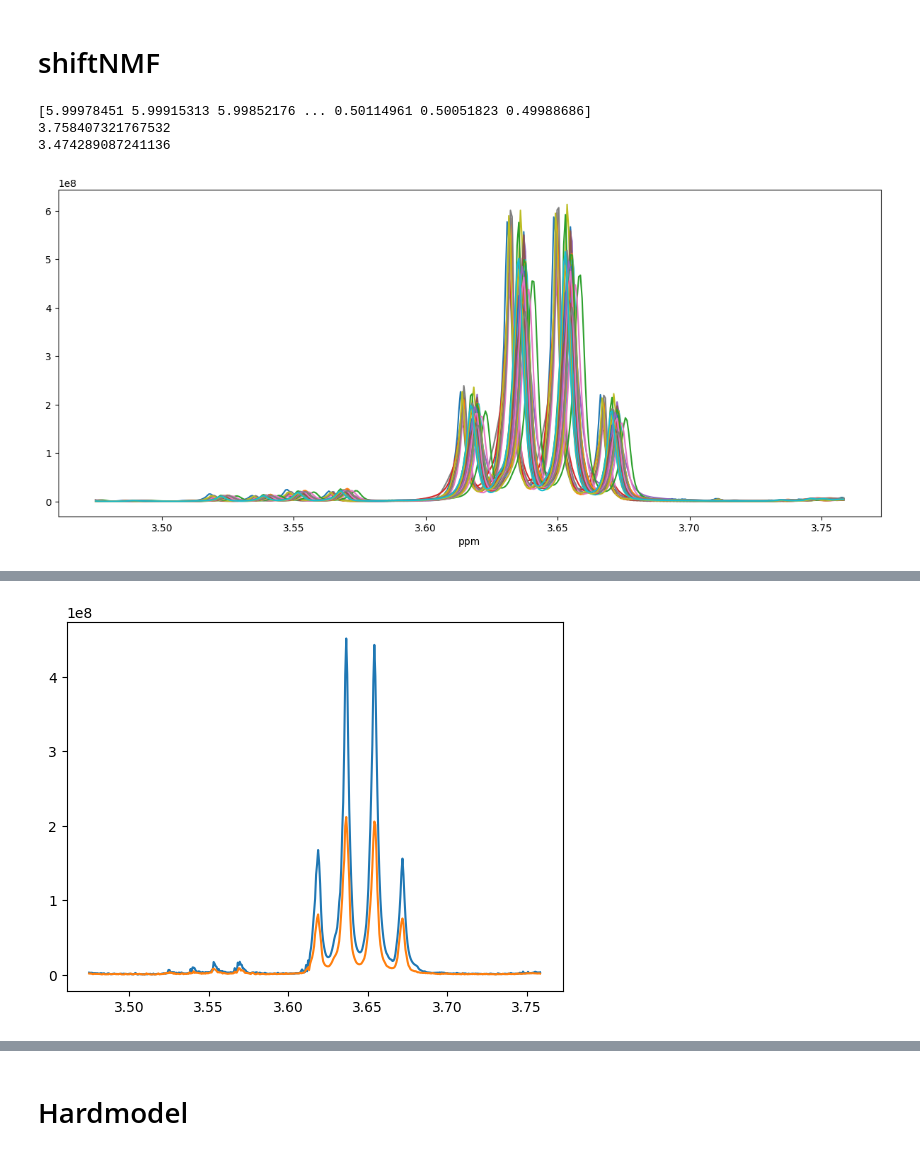
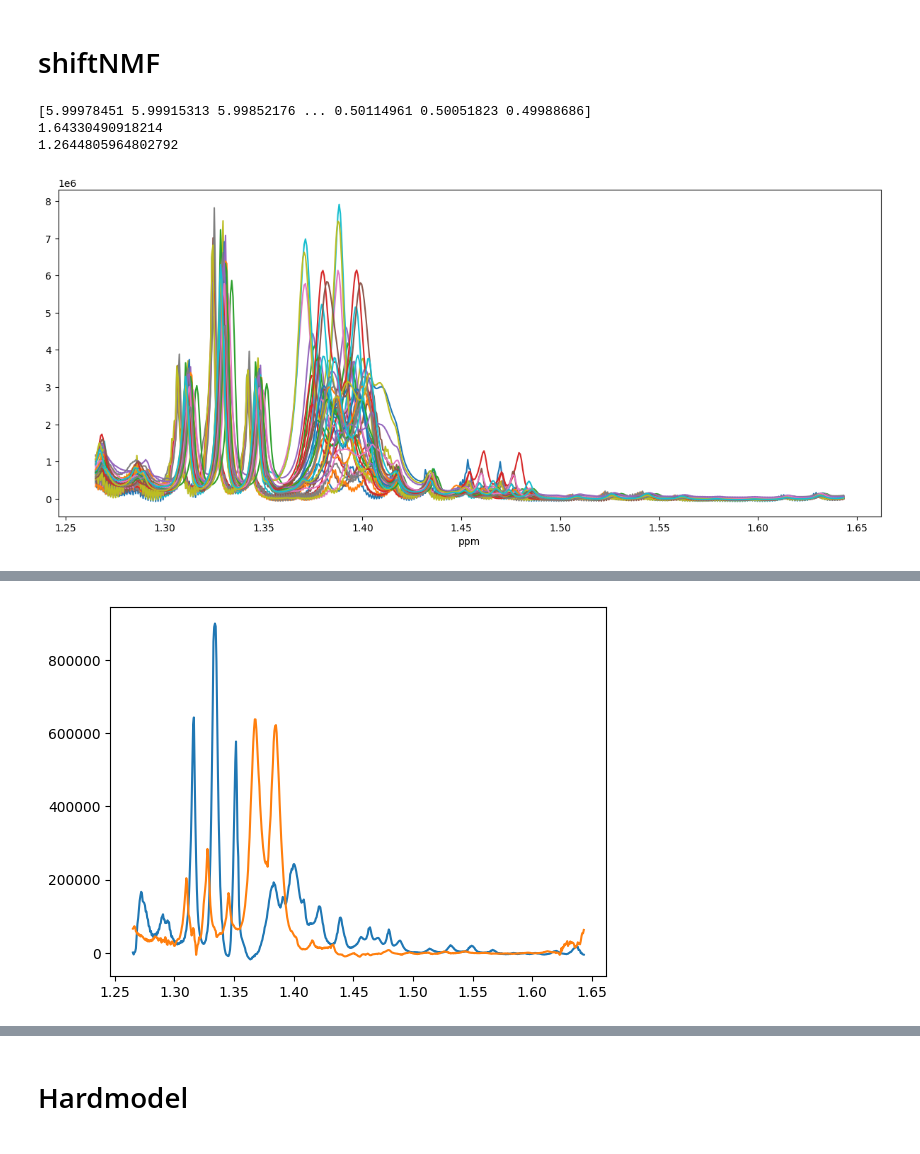
Before and after one commit to LucasEmcken/Bachelorprojekt, a Jupyter notebook: wine_experiment1.ipynb, the cells around one changed output, grey strips where cells are left out. Drawn from its saved outputs; the diff is of its cells as text; code cells hidden in the pictures.

```diff
--- a/wine_experiment1.ipynb
+++ b/wine_experiment1.ipynb
@@ -24,13 +26,10 @@ from helpers.fit_functions import *
 # %% [markdown]
 # shiftNMF
 # %%
-# 3.5-3.7
-si = 3550
-ei = 4000
-#3.5-3.6
-# si = 3800
-# ei = 4000
-#
+# 1.3-1.6
+si = 6900
+ei = 7500
+
 
 print(PPM_WINE)
 X = X_WINE[:,si:ei]
@@ -43,13 +42,13 @@ plt.xlabel("ppm")
 plt.show()
 # %% [output]
 [5.99978451 5.99915313 5.99852176 ... 0.50114961 0.50051823 0.49988686]
-3.758407321767532
-3.474289087241136
+1.64330490918214
+1.2644805964802792
-[figure, old version]
+[figure, new version]
 # %%
 
 nmf = ShiftNMF(X, 2, lr=0.1, alpha=1e-6, min_imp=0.001)
-W_est, H_est, tau_est = nmf.fit(verbose=1, max_iter=1000, tau_iter=0, Lambda=0.000)
+W_est, H_est, tau_est = nmf.fit(verbose=1, max_iter=300, tau_iter=0, Lambda=0.000)
 plt.plot(ppm,H_est.T)
 plt.show()
 # %% [output]
@@ -57,4 +56,4 @@ epoch: 1000, Loss: 0.01743483401125159, Tau: 1112.5268536084877
-[figure, old version]
+[figure, new version]
 # %%
 from helpers.plot import *
 gs = gridspec.GridSpec(1, 3, width_ratios=[3, 1, 1])
```
Also changed, not shown: parts of 6 cells of this notebook.
